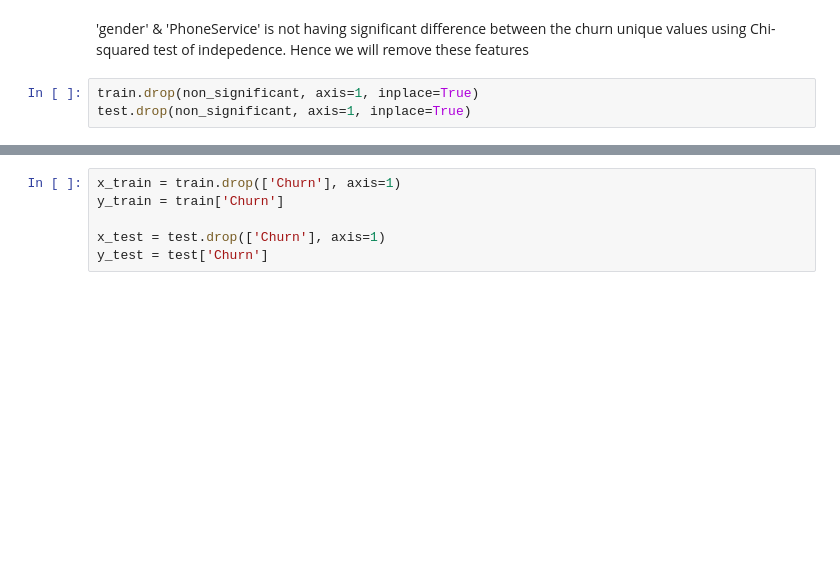
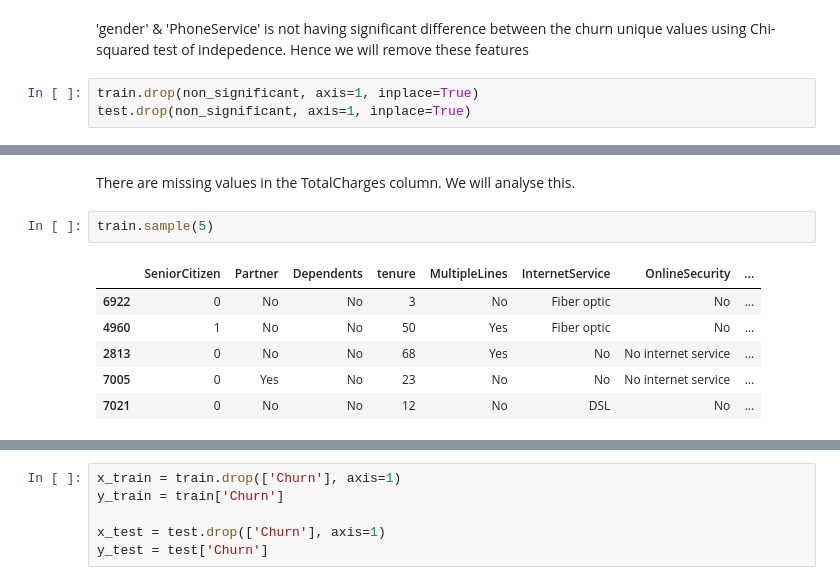
Before and after one commit to agno-nymous/Telco-customer-churn, a Jupyter notebook: notebooks/1_eda.ipynb, the cells around one changed output, grey strips where cells are left out. Saved outputs shown, nothing was run; the diff lists cells and outputs as text; blank space fills up the shorter version.

```diff
--- a/notebooks/1_eda.ipynb
+++ b/notebooks/1_eda.ipynb
@@ -164,0 +203,11 @@ Feature selection for continuous data
+# %% [markdown]
+There are missing values in the TotalCharges column. We will analyse this.
+# %%
+train.sample(5)
+# %% [output]
+|  | SeniorCitizen | Partner | Dependents | tenure | MultipleLines | InternetService | OnlineSecurity | ... |
+| 6922 | 0 | No | No | 3 | No | Fiber optic | No | ... |
+| 4960 | 1 | No | No | 50 | Yes | Fiber optic | No | ... |
+| 2813 | 0 | No | No | 68 | Yes | No | No internet service | ... |
+| 7005 | 0 | Yes | No | 23 | No | No | No internet service | ... |
+| 7021 | 0 | No | No | 12 | No | DSL | No | ... |
```
Also changed, not shown: parts of 21 cells of this notebook.
